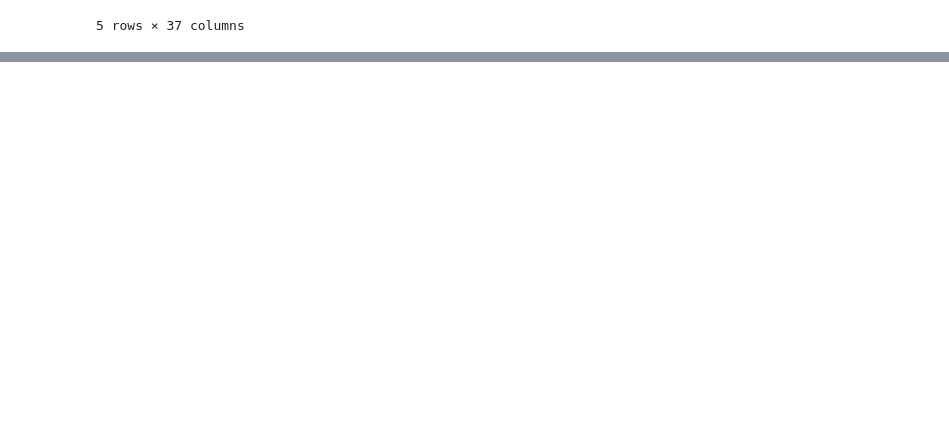
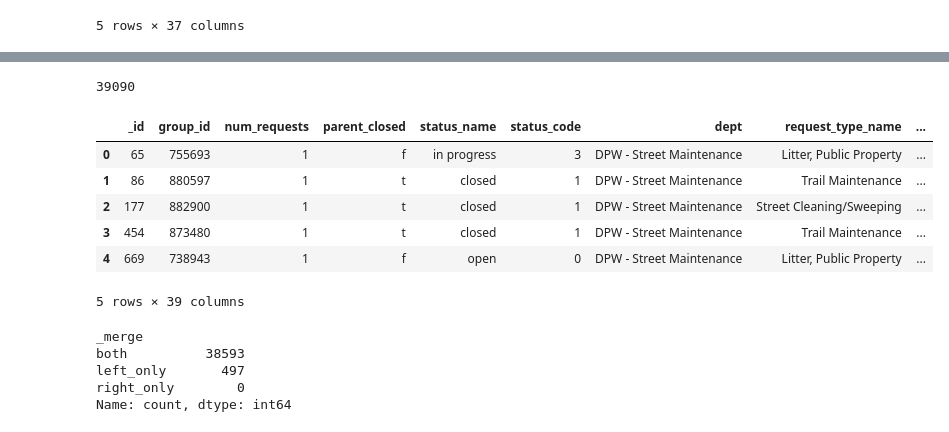
Before and after one commit to sophiaptk0809/311-pred, a Jupyter notebook: notebooks/high_risk_classification.ipynb, the cells around one changed output, grey strips where cells are left out. Drawn from its saved outputs; the diff is of its cells as text; code cells hidden in the pictures; blank space fills up the shorter version.

```diff
--- a/notebooks/high_risk_classification.ipynb
+++ b/notebooks/high_risk_classification.ipynb
@@ -270,0 +224,26 @@ plt.show() -->
+# %%
+dpw_sm_part3['date'] = pd.to_datetime(dpw_sm_part3['date'])
+daily_counts = (
+    dpw_sm_part3
+    .groupby(['neighborhood', 'date'])
+    .size()
+    .reset_index(name='daily_request_count')
+)
+daily_counts = daily_counts.sort_values(by=['neighborhood', 'date'])
+daily_counts['requests_last_week'] = (
+    daily_counts
+    .groupby('neighborhood', group_keys=False)
+    .apply(lambda g: g.set_index('date')
+                     .rolling('7D')['daily_request_count']
+                     .sum())
+    .reset_index(level=0, drop=True)
+)
+daily_counts['requests_last_3_days'] = (
+    daily_counts
+    .groupby('neighborhood', group_keys=False)
+    .apply(lambda g: g.set_index('date')
+                     .rolling('3D')['daily_request_count']
+                     .sum())
+    .reset_index(level=0, drop=True)
+)
+print(daily_counts.head())
@@ -270,0 +280,36 @@ plt.show() -->
+# %%
+dpw_sm_part3['date'] = pd.to_datetime(dpw_sm_part3['date']).dt.date
+daily_counts['date'] = pd.to_datetime(daily_counts['date']).dt.date
+# %%
+dpw_sm_part3 = dpw_sm_part3.merge(
+    daily_counts[['neighborhood', 'date', 'requests_last_week', 'requests_last_3_days']],
+    on=['neighborhood', 'date'],
+    how='left'
+)
+print(len(dpw_sm_part3))
+# %% [output]
+39090
+# %%
+dpw_sm_part3.head()
+# %% [output]
+|  | _id | group_id | num_requests | parent_closed | status_name | status_code | dept | request_type_name | ... |
+| 0 | 65 | 755693 | 1 | f | in progress | 3 | DPW - Street Maintenance | Litter, Public Property | ... |
+| 1 | 86 | 880597 | 1 | t | closed | 1 | DPW - Street Maintenance | Trail Maintenance | ... |
+| 2 | 177 | 882900 | 1 | t | closed | 1 | DPW - Street Maintenance | Street Cleaning/Sweeping | ... |
+| 3 | 454 | 873480 | 1 | t | closed | 1 | DPW - Street Maintenance | Trail Maintenance | ... |
+| 4 | 669 | 738943 | 1 | f | open | 0 | DPW - Street Maintenance | Litter, Public Property | ... |
+5 rows × 39 columns
+# %%
+merged_check = dpw_sm_part3.merge(
+    daily_counts,
+    on=['neighborhood', 'date'],
+    how='left',
+    indicator=True
+)
+print(merged_check['_merge'].value_counts())
+# %% [output]
+_merge
+both          38593
+left_only       497
+right_only        0
+Name: count, dtype: int64
```
Also changed, not shown: parts of 73 cells of this notebook.
